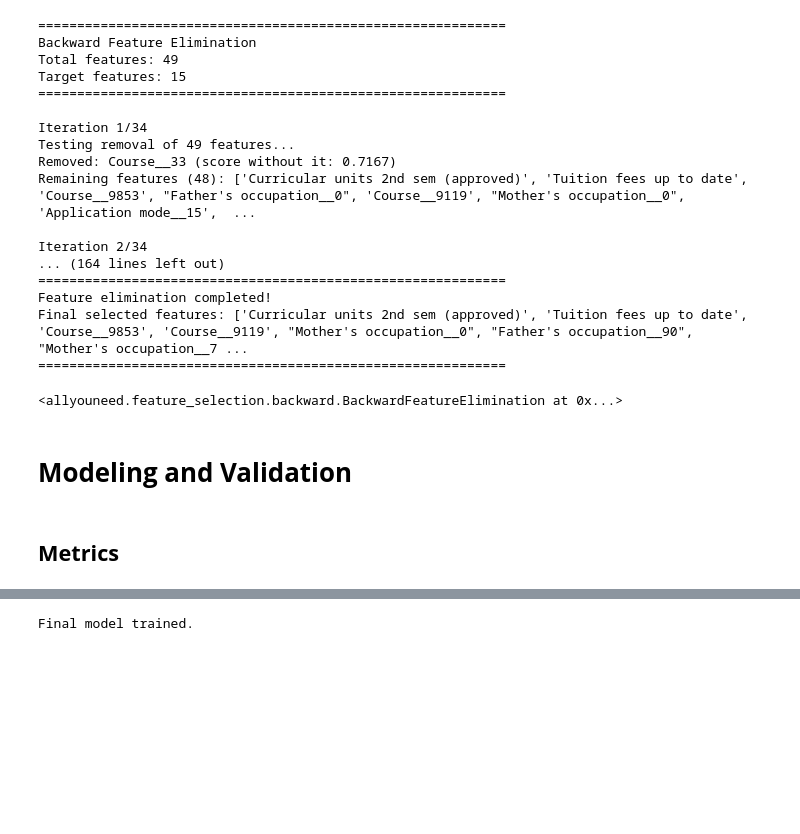
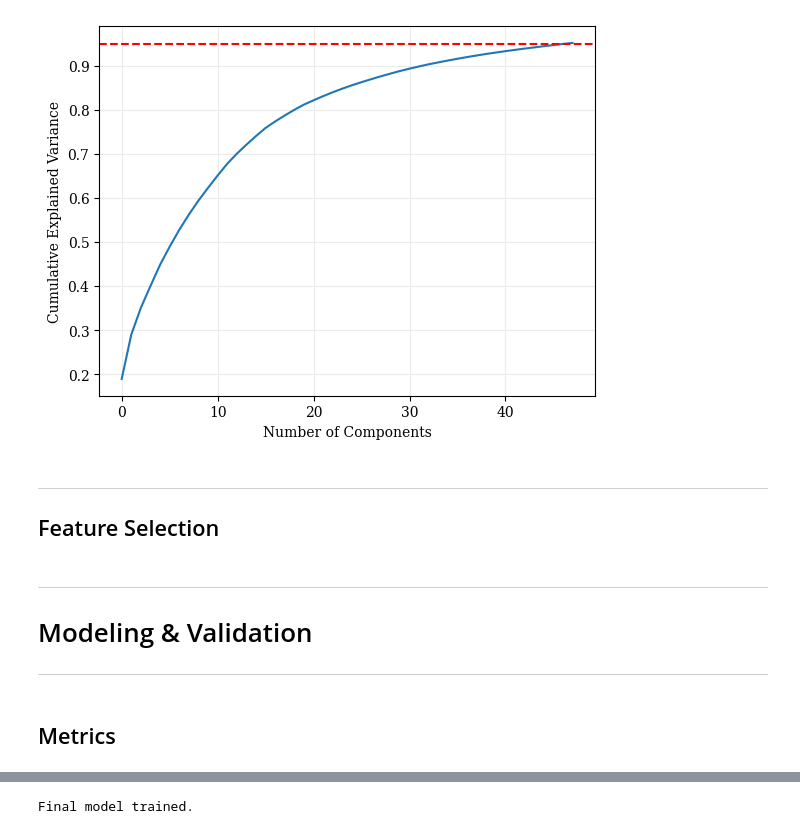
Before and after one commit to zirachw/CriterionIsAllYouNeed, a Jupyter notebook: src/main.ipynb, the cells around one changed output, grey strips where cells are left out. Cells and saved outputs as stored; diff of their text form; code cells hidden in the pictures; blank space fills up the shorter version.

```diff
--- a/src/main.ipynb
+++ b/src/main.ipynb
@@ -321,22 +592,0 @@ ffs = BackwardFeatureElimination(
-# %%
-ffs.fit(X_train, y_train)
-# ffs.selected_features_
-# %% [output]
-============================================================
-Backward Feature Elimination
-Total features: 49
-Target features: 15
-============================================================
-
-Iteration 1/34
-Testing removal of 49 features...
-Removed: Course__33 (score without it: 0.7167)
-Remaining features (48): ['Curricular units 2nd sem (approved)', 'Tuition fees up to date', 'Course__9853', "Father's occupation__0", 'Course__9119', "Mother's occupation__0", 'Application mode__15',  ...
-
-Iteration 2/34
-... (164 lines left out)
-============================================================
-Feature elimination completed!
-Final selected features: ['Curricular units 2nd sem (approved)', 'Tuition fees up to date', 'Course__9853', 'Course__9119', "Mother's occupation__0", "Father's occupation__90", "Mother's occupation__7 ...
-============================================================
-<allyouneed.feature_selection.backward.BackwardFeatureElimination at 0x...>
@@ -342,0 +595,14 @@ Final selected features: ['Curricular units 2nd sem (approved)', 'Tuition fees u
+# %%
+import matplotlib.pyplot as plt
+plt.plot(preprocessor.cumsum_)
+plt.xlabel('Number of Components')
+plt.ylabel('Cumulative Explained Variance')
+plt.axhline(y=0.95, color='r', linestyle='--')
+plt.grid()
+plt.show()
+# %% [output]
+[figure, added]
+# %% [markdown]
+---
+
+## Feature Selection
@@ -343,5 +630,9 @@ Final selected features: ['Curricular units 2nd sem (approved)', 'Tuition fees u
 # %% [markdown]
-# **Modeling and Validation**
+<hr style="border: 2px solid #8E7B6B; margin-top: 10px;">
+
+# Modeling & Validation <a name="4"></a>
+
+<hr style="border: 2px solid #8E7B6B; margin-top: 10px;">
 # %% [markdown]
-## **Metrics**
+## Metrics
 # %%
```
Also changed, not shown: parts of 58 cells of this notebook.
